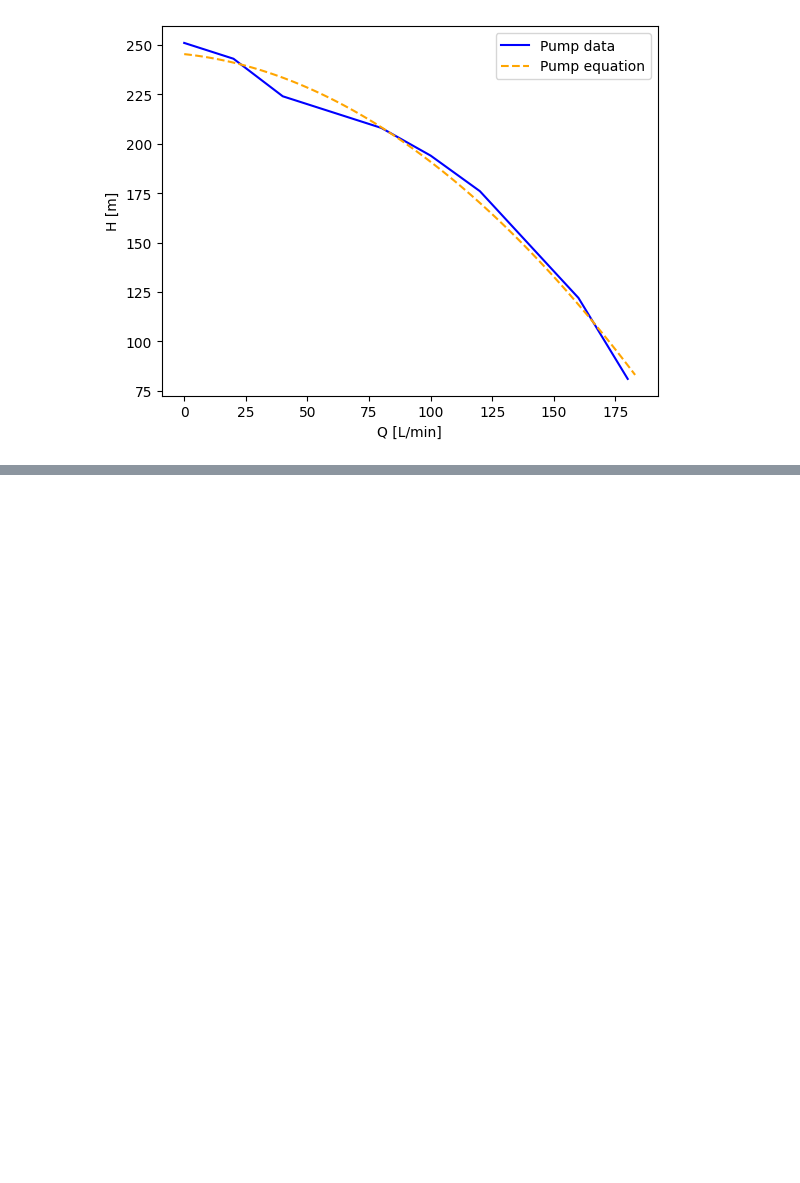
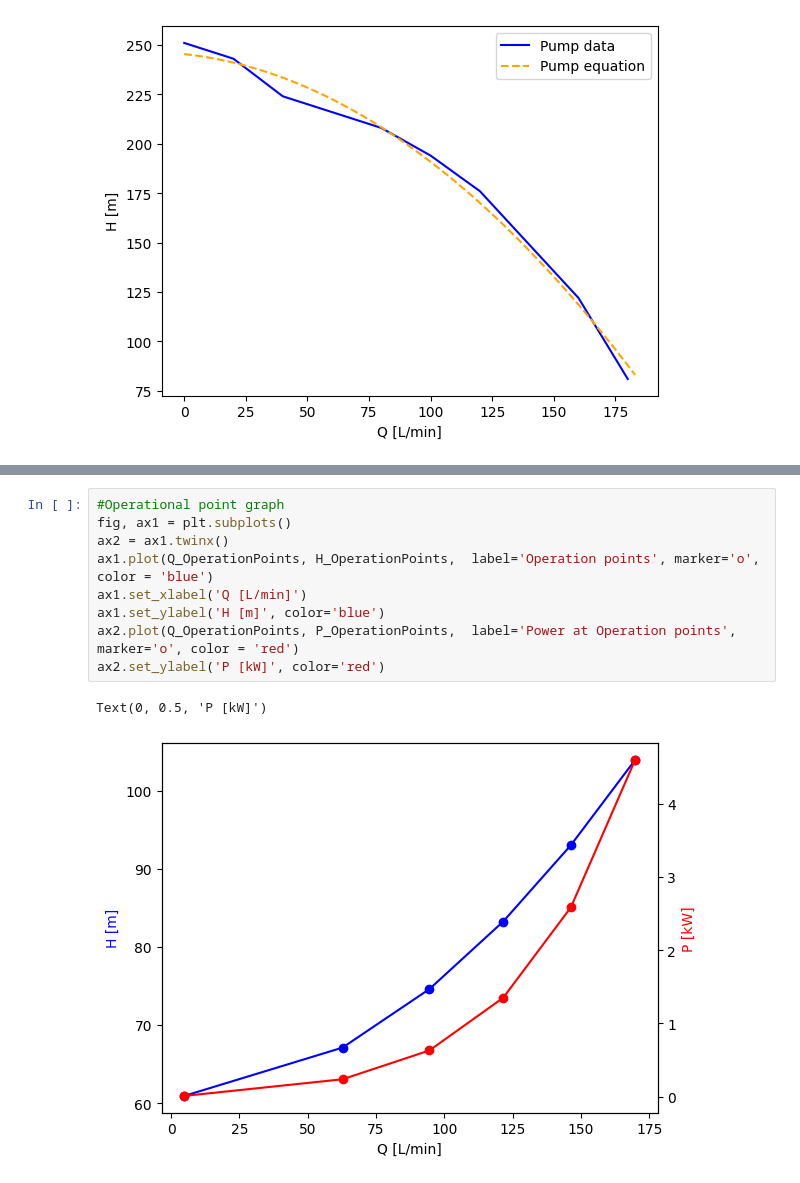
Before and after one commit to mascholten123/Code, a Jupyter notebook: pumpCode/PumpCurve.ipynb, the cells around one changed output, grey strips where cells are left out. Cells and saved outputs as stored; diff of their text form; blank space fills up the shorter version.

```diff
--- a/pumpCode/PumpCurve.ipynb
+++ b/pumpCode/PumpCurve.ipynb
@@ -64,0 +99,12 @@ plt.show()
+# %%
+#Operational point graph
+fig, ax1 = plt.subplots()
+ax2 = ax1.twinx()
+ax1.plot(Q_OperationPoints, H_OperationPoints,  label='Operation points', marker='o', color = 'blue')
+ax1.set_xlabel('Q [L/min]')
+ax1.set_ylabel('H [m]', color='blue')
+ax2.plot(Q_OperationPoints, P_OperationPoints,  label='Power at Operation points', marker='o', color = 'red')
+ax2.set_ylabel('P [kW]', color='red')
+# %% [output]
+Text(0, 0.5, 'P [kW]')
+[figure, added]
```
Also changed, not shown: parts of 4 cells of this notebook.
